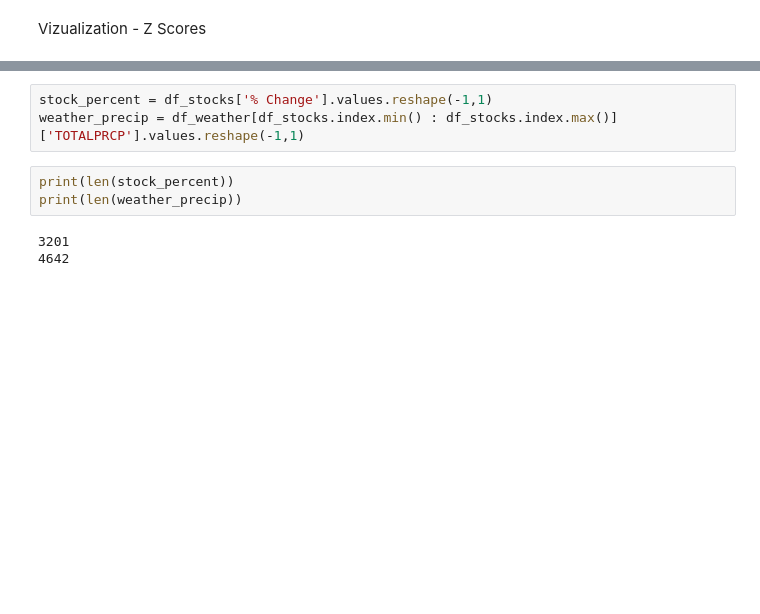
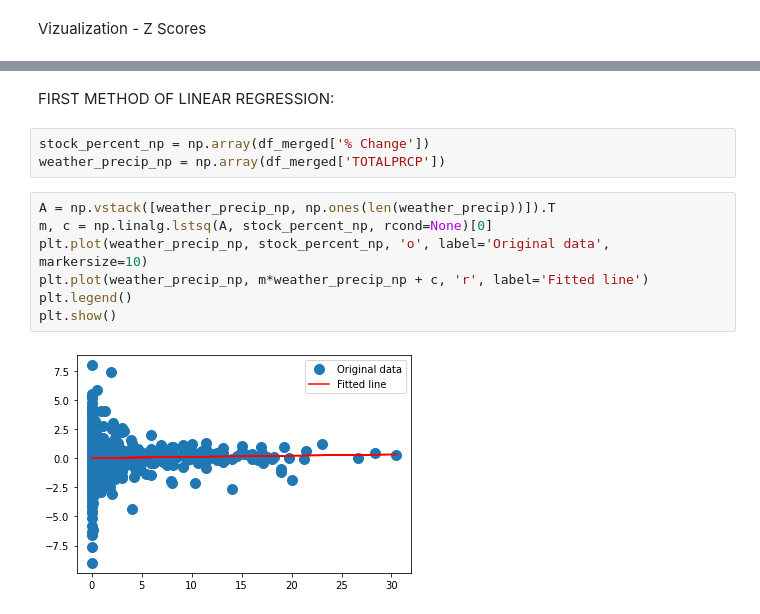
Before and after one commit to SoyMilkIsOk/DataMining-WeatherStocks, a Jupyter notebook: z_score.ipynb, the cells around one changed output, grey strips where cells are left out. Cells and saved outputs as stored; diff of their text form; blank space fills up the shorter version.

```diff
--- a/z_score.ipynb
+++ b/z_score.ipynb
@@ -122,9 +107,14 @@ plt.show()
+# %% [markdown]
+FIRST METHOD OF LINEAR REGRESSION:
 # %%
-stock_percent = df_stocks['% Change'].values.reshape(-1,1)
-weather_precip = df_weather[df_stocks.index.min() : df_stocks.index.max()]['TOTALPRCP'].values.reshape(-1,1)
+stock_percent_np = np.array(df_merged['% Change'])
+weather_precip_np = np.array(df_merged['TOTALPRCP'])
-# %%
-print(len(stock_percent))
-print(len(weather_precip))
-# %% [output]
-3201
-4642
+# %%
+A = np.vstack([weather_precip_np, np.ones(len(weather_precip))]).T
+m, c = np.linalg.lstsq(A, stock_percent_np, rcond=None)[0]
+plt.plot(weather_precip_np, stock_percent_np, 'o', label='Original data', markersize=10)
+plt.plot(weather_precip_np, m*weather_precip_np + c, 'r', label='Fitted line')
+plt.legend()
+plt.show()
+# %% [output]
+[figure, added]
```
Also changed, not shown: parts of 9 cells of this notebook, 1 other file.
